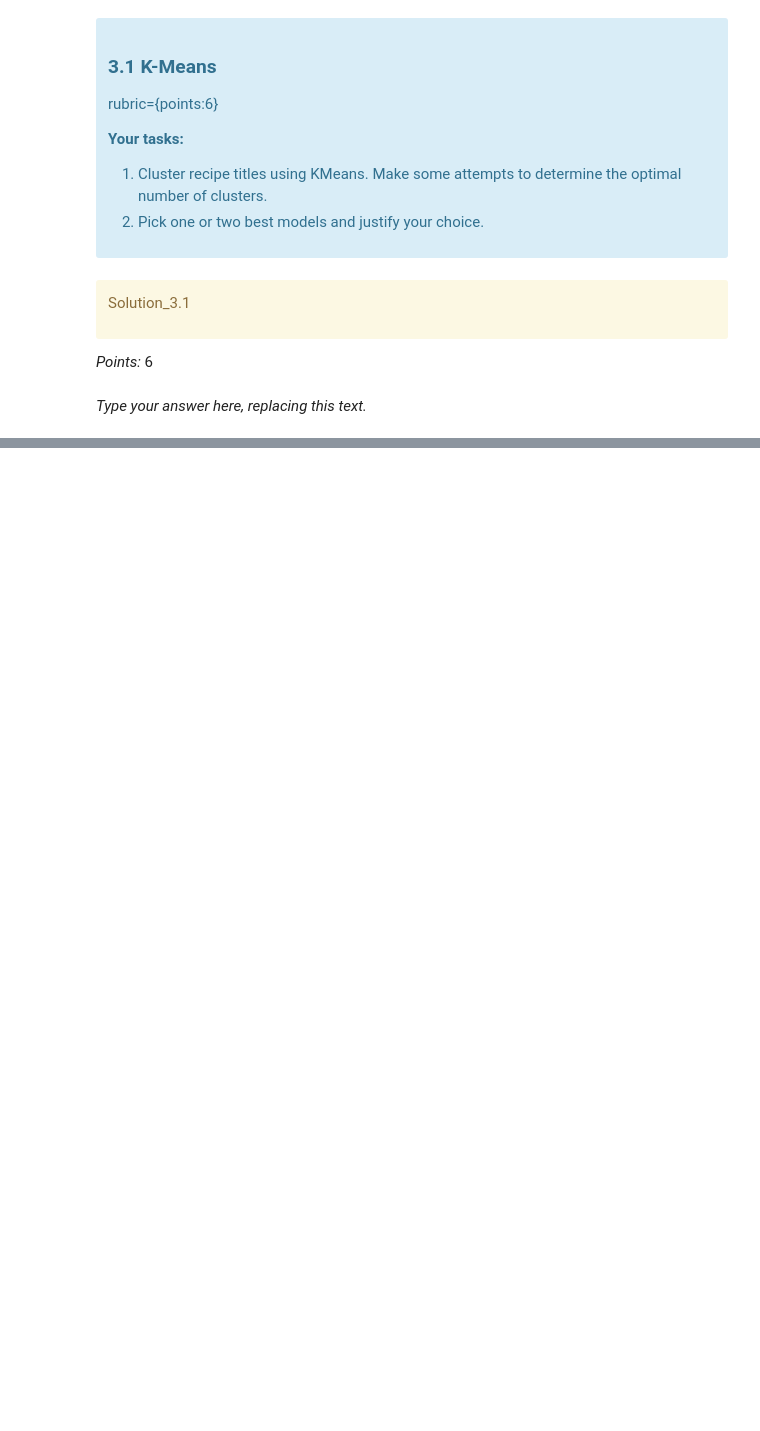
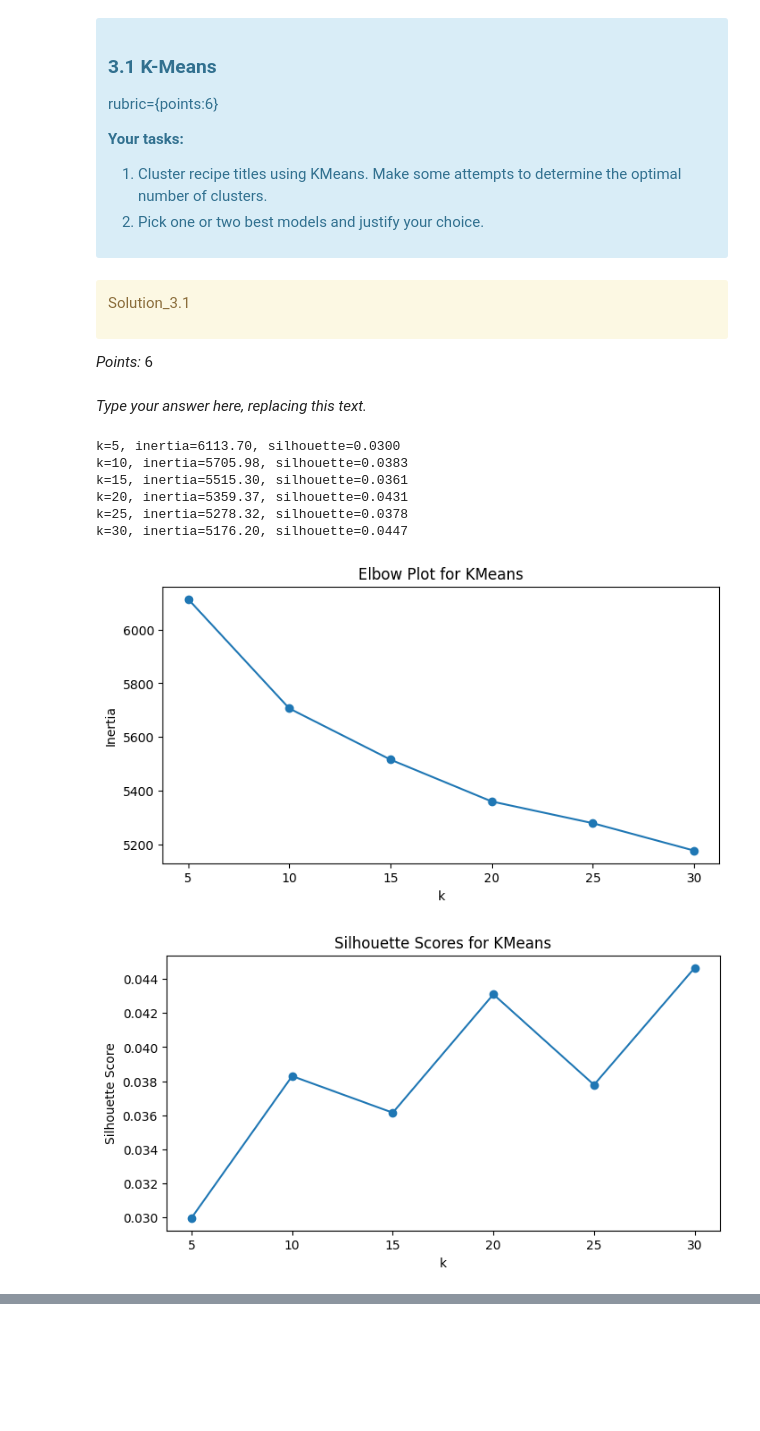
Before and after one commit to ziyangxu6667-byte/CPSC-330-hw6, a Jupyter notebook: hw6.ipynb, the cells around one changed output, grey strips where cells are left out. Drawn from its saved outputs; the diff is of its cells as text; code cells hidden in the pictures; blank space fills up the shorter version.

```diff
--- a/hw6.ipynb
+++ b/hw6.ipynb
@@ -657,3 +920,5 @@ embeddings = None
+# %%
+embeddings = embedder.encode(recipes_df["name"].tolist())
 # %% [markdown]
 <!-- END QUESTION -->
 
@@ -747,0 +1007,40 @@ _Type your answer here, replacing this text._
+# %%
+from sklearn.cluster import KMeans
+from sklearn.metrics import silhouette_score
+
+ks = [5, 10, 15, 20, 25, 30]
+inertias = []
+sil_scores = []
+
+for k in ks:
+    kmeans = KMeans(n_clusters=k, random_state=42)
+    labels = kmeans.fit_predict(embeddings)
+    inertias.append(kmeans.inertia_)
+    sil_scores.append(silhouette_score(embeddings, labels))
+    print(f"k={k}, inertia={kmeans.inertia_:.2f}, silhouette={silhouette_score(embeddings, labels):.4f}")
+# %% [output]
+k=5, inertia=6113.70, silhouette=0.0300
+k=10, inertia=5705.98, silhouette=0.0383
+k=15, inertia=5515.30, silhouette=0.0361
+k=20, inertia=5359.37, silhouette=0.0431
+k=25, inertia=5278.32, silhouette=0.0378
+k=30, inertia=5176.20, silhouette=0.0447
+# %%
+import matplotlib.pyplot as plt
+
+plt.figure(figsize=(8, 4))
+plt.plot(ks, inertias, marker="o")
+plt.xlabel("k")
+plt.ylabel("Inertia")
+plt.title("Elbow Plot for KMeans")
+plt.show()
+
+plt.figure(figsize=(8, 4))
+plt.plot(ks, sil_scores, marker="o")
+plt.xlabel("k")
+plt.ylabel("Silhouette Score")
+plt.title("Silhouette Scores for KMeans")
+plt.show()
+# %% [output]
+[figure, added]
+[figure, added]
```
Also changed, not shown: parts of 52 cells of this notebook.
